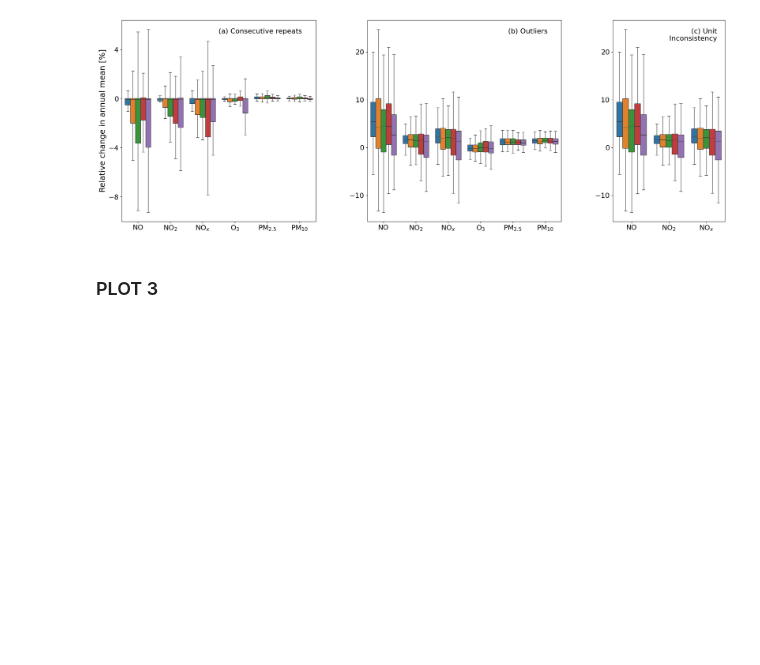
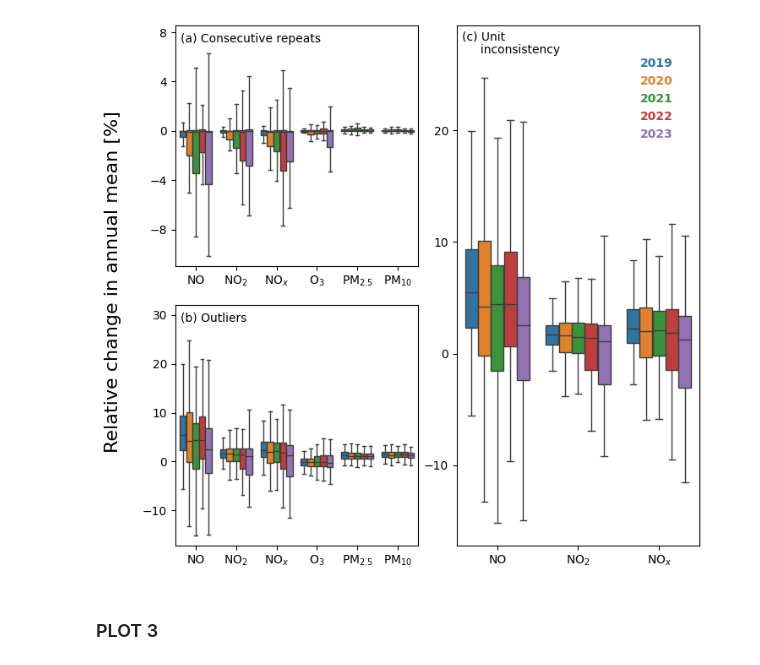
Before and after one commit to hitansh1299/AirPy_v2, a Jupyter notebook: manual_plots.ipynb, the cells around one changed output. Saved outputs shown, nothing was run; the diff lists cells and outputs as text; code cells hidden in the pictures; blank space fills up the shorter version.

```diff
--- a/manual_plots.ipynb
+++ b/manual_plots.ipynb
@@ -214,22 +565,19 @@ import matplotlib.pyplot as plt
 import numpy as np
 from matplotlib.lines import Line2D
 
-fig = plt.figure(figsize=(24,8))
+fig = plt.figure(figsize=(8,8))
+gs = fig.add_gridspec(nrows=2, ncols=2)
 
-gs = fig.add_gridspec(1,8)
-
-ax3 = fig.add_subplot(gs[0:1, 0:3])
-ax4 = fig.add_subplot(gs[0:1, 3:6])
-ax5 = fig.add_subplot(gs[0:1, 6:8])
-plt.subplots_adjust(left=0.1,
-                    bottom=0.1,
-                    right=0.9,
-                    top=0.9,
-                    wspace=1.7,
-                    hspace=0.2)
+ax3 = fig.add_subplot(gs[0:1, 0:1])
+ax4 = fig.add_subplot(gs[1:2, 0:1])
+ax5 = fig.add_subplot(gs[:, 1:2])
 
 
-count_var = pd.read_csv(r"CPCB_Issues\AirPy_v2\new_data\summary\summary_mean_all.csv")
+plt.subplots_adjust(wspace=0.16,
+                    hspace=0.16)
+
+
+count_var = pd.read_csv(r"CPCB_Issues\AirPy_v2\new_data\summary\summary_mean.csv")
 t = count_var
 df = count_var
 
@@ -259,10 +607,9 @@ sns.boxplot(ax = ax3, x = melt_df_1['Pollutant'],
             hue = melt_df_1['year'],showfliers = False,linewidth=1,flierprops=flierprops )
 
 ax3.legend(title = "", loc='upper right',facecolor="white",framealpha=1)
-# map(lambda axi: axi.set_axis_on(), ax.ravel())
 ax3.yaxis.set_tick_params(labelbottom=True)
 ax3.set_xticklabels(["NO","NO" + '$_{2}$', "NO" + '$_{x}$', "O" + '$_{3}$',"PM" + '$_{2.5}$',  "PM" + '$_{10}$'])
-ax3.set_ylabel("Relative change in " + "\n"+"annual mean [%]")
+# ax3.set_ylabel("Relative change in " + "\n"+"annual mean [%]", fontsize=12)
 ax3.set_xlabel("Pollutants")
 ax3.yaxis.set_major_locator(plt.MaxNLocator(5))
 
@@ -274,17 +621,15 @@ melt_df_1 [['Pollutant','Cleaning_method']] = pd.DataFrame(melt_df_1.variable.st
 
 
 flierprops = dict(marker='o', markerfacecolor='red', markersize=3,  markeredgecolor='black')
-
 sns.boxplot(ax = ax4, x = melt_df_1['Pollutant'],
             y = melt_df_1['value'],
             hue = melt_df_1['year'],
             showfliers = False,
             linewidth=1,
-            flierprops=flierprops )
+            flierprops=flierprops)
 
 
 ax4.legend(title = "", loc='upper right',facecolor="white",framealpha=1)
-# map(lambda axi: axi.set_axis_on(), ax.ravel())
 ax4.yaxis.set_tick_params(labelbottom=True)
 ax4.set_xticklabels(["NO","NO" + '$_{2}$', "NO" + '$_{x}$', "O" + '$_{3}$',"PM" + '$_{2.5}$',  "PM" + '$_{10}$'])
 ax4.set_ylabel("Outliers [%]")
@@ -295,13 +640,11 @@ ax4.yaxis.set_major_locator(plt.MaxNLocator(5))
 
 
 from matplotlib.patches import Rectangle
-
-
 ax3.get_legend().remove()
 ax4.get_legend().remove()
 
 
-per_df = pd.read_csv(r"CPCB_Issues\AirPy_v2\new_data\summary\summary_mean_all.csv")
+per_df = pd.read_csv(r"CPCB_Issues\AirPy_v2\new_data\summary\summary_mean.csv")
 for name in ['NO', 'NO2', 'NOx']:
     per_df[name + '_Unit inconsistency'] =  (per_df[name] - per_df[name + '_outliers'])*100/per_df[name]
 melt_df_1 = per_df.melt(id_vars='year', value_vars=[ 'NO_Unit inconsistency', 'NO2_Unit inconsistency',
@@ -310,62 +653,64 @@ melt_df_1 [['Pollutant','Cleaning_method']] = pd.DataFrame(melt_df_1.variable.st
                                 columns = ['Pollutant','Cleaning_method'])
 
 sns.boxplot(ax = ax5, x = melt_df_1['Pollutant'],
             y = melt_df_1['value'],
             hue = melt_df_1['year'],
             showfliers = False,
             linewidth=1,
             flierprops=flierprops)
 
 
-
-
 ax5.legend(title = "", loc='upper right',facecolor="white",framealpha=1)
-# map(lambda axi: axi.set_axis_on(), ax.ravel())
 ax5.yaxis.set_tick_params(labelbottom=True)
 ax5.set_xticklabels(["NO","NO" + '$_{2}$', "NO" + '$_{x}$'])
 ax5.set_ylabel("Outliers [%]")
 ax5.set_xlabel("Pollutants")
 ax5.yaxis.set_major_locator(plt.MaxNLocator(5))
-# ax[0].legend(loc='upper right',framealpha =1, fancybox = False)
 
 
-ax5.get_legend().remove()
-ax3.set_ylabel("Relative change in annual mean [%]", fontsize=18)
+
+custom_lines = [Line2D([0], [0], color='#3274a1', lw=0),
+                Line2D([0], [0], color='#e1812c', lw=0),
+                Line2D([0], [0], color='#3a923a', lw=0),
+                Line2D([0], [0], color='#c03d3e', lw=0),
+                Line2D([0], [0], color='#9372b2', lw=0)]
+legend_properties = {'weight':'bold'}
+legend = ax5.legend(custom_lines,
+                    ['2019', '2020', '2021', '2022','2023'],
+                    labelcolor='linecolor',
+                    loc=(0.6,0.77),
+                    fontsize=10,
+                    prop=legend_properties,
+                    ncols=1,
+                    columnspacing=0)
+frame = legend.get_frame()
+frame.set_facecolor('none')
+frame.set_edgecolor('none')
+
+# ax5.
+# ax5.get_legend().remove()
+ax3.set_ylabel("")
 ax4.set_ylabel("")
 ax5.set_ylabel("")
-
-
-# plt.subplots_adjust(left=0.1,
-#                     bottom=0.1,
-#                     right=0.9,
-#                     top=0.9,
-#                     wspace=1.7,
-#                     hspace=0.18)
 
 ax3.set_xlabel("")
 ax4.set_xlabel("")
 ax5.set_xlabel("")
-# fig.suptitle('(B) With outliers ', fontsize=14)
+fig.supylabel('Relative change in annual mean [%]', fontsize=16)
 
-#ax1.set_ylim([-2, 105])
-# ax2.set_ylim([-2, 60])
-# ax3.set_ylim([-85, 100])
-# ax4.set_ylim([-60, 70])
-# ax5.set_ylim([-50, 150])
+ax3.set_ylim([ax3.get_ylim()[0], ax3.get_ylim()[1] * 1.2])
+ax4.set_ylim([ax4.get_ylim()[0], ax4.get_ylim()[1] * 1.2])
+ax5.set_ylim([ax5.get_ylim()[0], ax5.get_ylim()[1] * 1.1])
 
-plt.text(.93, .96, '(a) Consecutive repeats', ha='right', va='top', transform=ax3.transAxes,  backgroundcolor = 'none')
-plt.text(.93, .96, '(b) Outliers', ha='right', va='top',transform=ax4.transAxes, backgroundcolor = 'none')
-plt.text(.93, .96, '(c) Unit' + "\n" + ' Inconsistency', ha='right', va='top',transform=ax5.transAxes, backgroundcolor = 'none')
-# plt.text(.03, .96, ' (f)', ha='left', va='top', transform=ax1.transAxes, backgroundcolor = 'white')
-# plt.text(.03, .96, ' (g)', ha='left', va='top',transform=ax2.transAxes, backgroundcolor = 'white')
+plt.text(0.02, .97, '(a) Consecutive repeats', ha='left', va='top', transform=ax3.transAxes,  backgroundcolor = 'none')
+plt.text(0.02, .97, '(b) Outliers', ha='left', va='top',transform=ax4.transAxes, backgroundcolor = 'none')
+plt.text(0.02, .99, '(c) Unit \n     inconsistency', ha='left', va='top',transform=ax5.transAxes, backgroundcolor = 'none')
 
-# ax3.set_ylabel("Relative change in" + "\n"+"annual mean [%]")
-
-# fig.savefig(r'CPCB_Issues\AirPy_v2\new_data\summary\final_plots\bar_plot_change_in_mean', dpi=1200, bbox_inches="tight")
+plt.savefig(r'CPCB_Issues\AirPy_v2\new_data\summary\final_plots\figure_5.png', dpi=400, bbox_inches="tight")
 
 plt.show()
 # %% [output]
-[figure, old version]
+[figure, new version]
 # %% [markdown]
 ### PLOT 3
 # %% [markdown]
```
Also changed, not shown: parts of 70 cells of this notebook, 45 other files.
